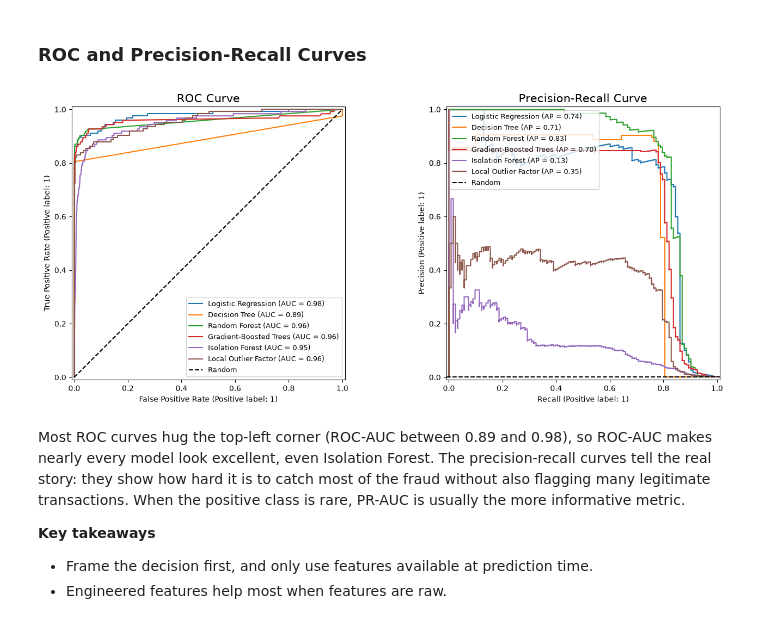
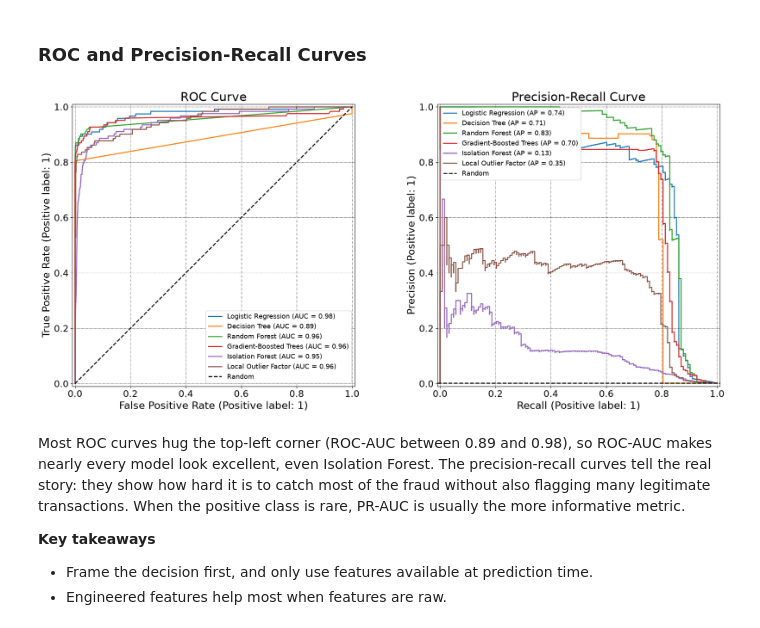
Before and after one commit to mGalarnyk/MLModelsScikit-Learn, a Jupyter notebook: notebooks/Anomaly_Detection_Evaluation.ipynb, the cells around one changed output. Cells and saved outputs as stored; diff of their text form; code cells hidden in the pictures.

```diff
--- a/notebooks/Anomaly_Detection_Evaluation.ipynb
+++ b/notebooks/Anomaly_Detection_Evaluation.ipynb
@@ -277,14 +284,18 @@ preds = clf.predict(X_test)
 
 cm = metrics.confusion_matrix(y_test, preds)
 
-plt.figure(figsize=(6,6))
+fig, ax = plt.subplots(nrows = 1, ncols = 1, figsize = (8,7), facecolor = 'white')
 sns.heatmap(cm, annot=True, fmt='d',
+            annot_kws={'size': 24},
             linewidths=.5,
             square = True,
             cmap = 'Blues',
             xticklabels=['legit', 'fraud'],
-            yticklabels=['legit', 'fraud']);
-plt.ylabel('Actual label', fontsize = 15);
-plt.xlabel('Predicted label', fontsize = 15);
-plt.title(f'Accuracy Score: {metrics.accuracy_score(y_test, preds):.4f}', size = 15);
+            yticklabels=['legit', 'fraud'],
+            ax = ax)
+ax.tick_params(labelsize = 18)
+ax.set_ylabel('Actual label', fontsize = 24)
+ax.set_xlabel('Predicted label', fontsize = 24)
+ax.set_title(f'Accuracy Score: {metrics.accuracy_score(y_test, preds):.4f}', fontsize = 24)
+fig.tight_layout()
 # %% [output]
@@ -305,21 +316,27 @@ Accuracy is nearly perfect, but recall for fraud tells a different story. The de
 # %% [markdown]
 ### ROC and Precision-Recall Curves
 # %%
-fig, axes = plt.subplots(nrows = 1, ncols = 2, figsize = (14,6))
+fig, axes = plt.subplots(nrows = 1, ncols = 2, figsize = (20,9), facecolor = 'white')
 
 for name, scores in test_scores.items():
     metrics.RocCurveDisplay.from_predictions(y_test, scores, name=name, ax=axes[0])
     metrics.PrecisionRecallDisplay.from_predictions(y_test, scores, name=name, ax=axes[1])
 
 axes[0].plot([0, 1], [0, 1], 'k--', label='Random')
-axes[0].set_title('ROC Curve', fontsize = 15)
 axes[1].axhline(y_test.mean(), color='k', linestyle='--', label='Random')
-axes[1].set_title('Precision-Recall Curve', fontsize = 15)
-axes[0].legend(fontsize = 9)
-axes[1].legend(fontsize = 9)
-plt.tight_layout()
+
+for ax, title in zip(axes, ['ROC Curve', 'Precision-Recall Curve']):
+    for line in ax.get_lines():
+        line.set_linewidth(2)
+    ax.grid(True, axis = 'both', zorder = 0, linestyle = ':', color = 'k')
+    ax.tick_params(labelsize = 18)
+    ax.xaxis.label.set_size(20)
+    ax.yaxis.label.set_size(20)
+    ax.set_title(title, fontsize = 24)
+    ax.legend(fontsize = 13, framealpha = 1)
+fig.tight_layout()
 # %% [output]
-[figure, old version]
+[figure, new version]
 # %% [markdown]
 Most ROC curves hug the top-left corner (ROC-AUC between 0.89 and 0.98), so ROC-AUC makes nearly every model look excellent, even Isolation Forest. The precision-recall curves tell the real story: they show how hard it is to catch most of the fraud without also flagging many legitimate transactions. When the positive class is rare, PR-AUC is usually the more informative metric.
 
```
Also changed, not shown: parts of 2 cells of this notebook, 13 other files.
